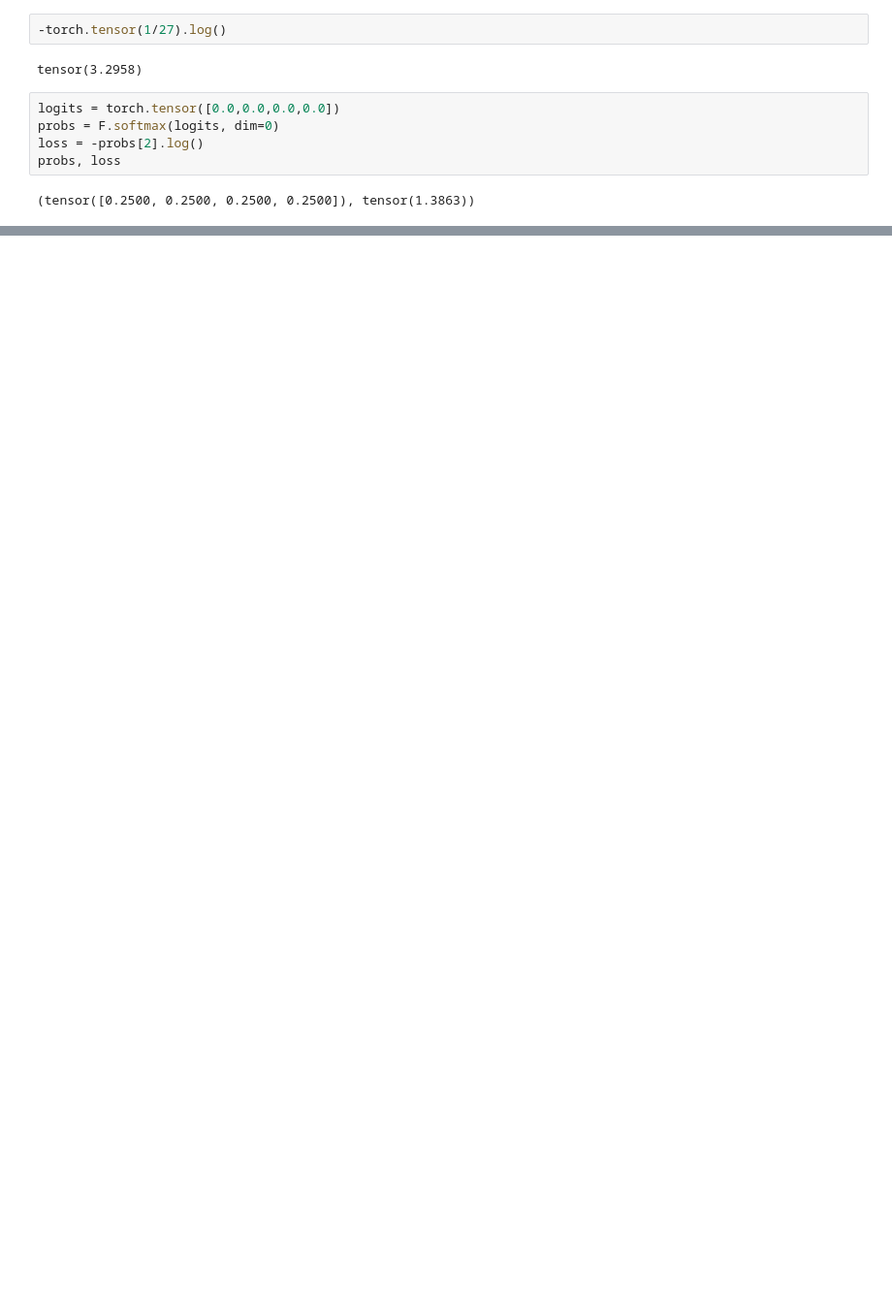
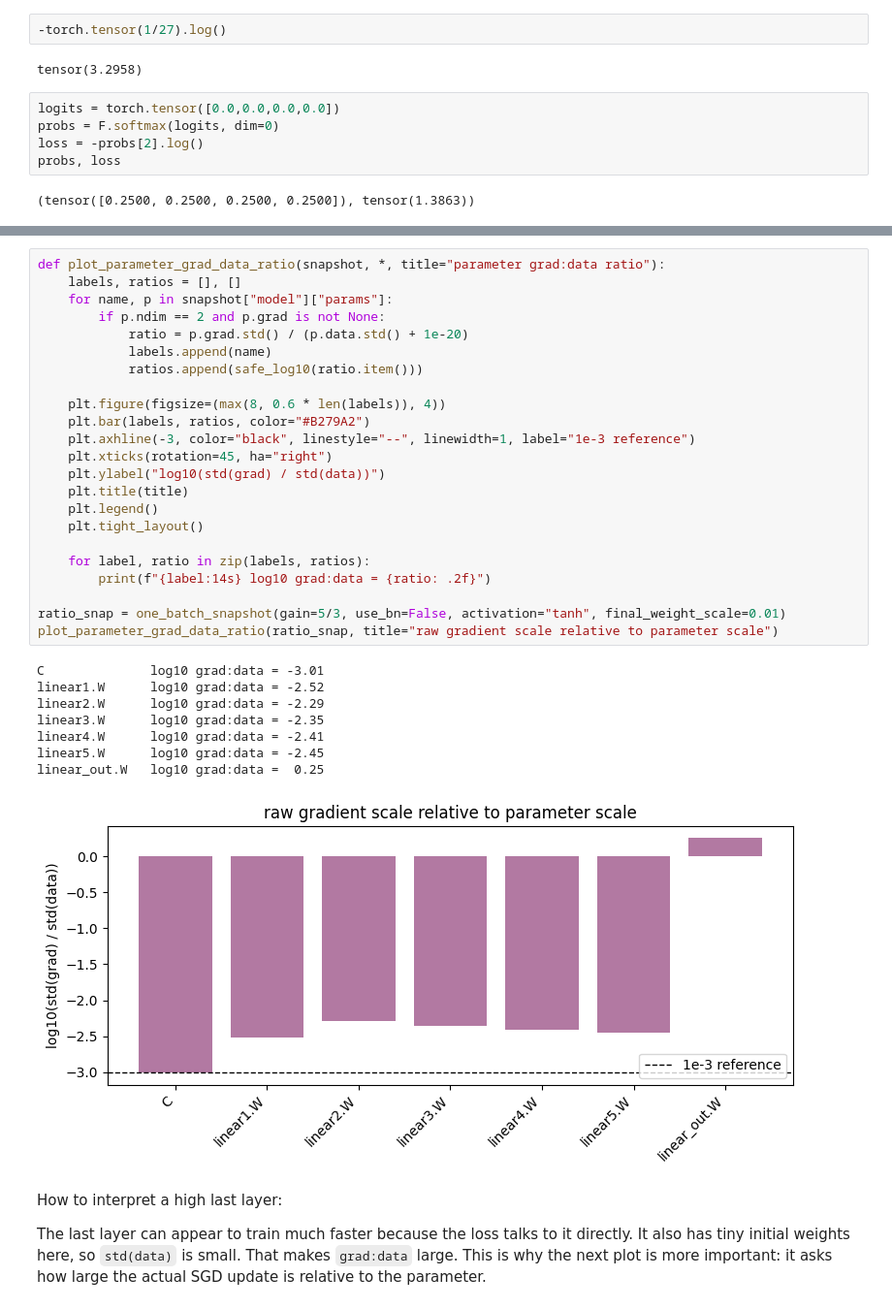
Before and after one commit to vallari24/zero-to-research, a Jupyter notebook: notebooks/04_makemore_activations_gradients_batchnorm.ipynb, the cells around one changed output, grey strips where cells are left out. Shown at 97% size. Cells and saved outputs as stored; diff of their text form; blank space fills up the shorter version.

```diff
--- a/notebooks/04_makemore_activations_gradients_batchnorm.ipynb
+++ b/notebooks/04_makemore_activations_gradients_batchnorm.ipynb
@@ -249,0 +615,36 @@ yuma.
+# %%
+def plot_parameter_grad_data_ratio(snapshot, *, title="parameter grad:data ratio"):
+    labels, ratios = [], []
+    for name, p in snapshot["model"]["params"]:
+        if p.ndim == 2 and p.grad is not None:
+            ratio = p.grad.std() / (p.data.std() + 1e-20)
+            labels.append(name)
+            ratios.append(safe_log10(ratio.item()))
+
+    plt.figure(figsize=(max(8, 0.6 * len(labels)), 4))
+    plt.bar(labels, ratios, color="#B279A2")
+    plt.axhline(-3, color="black", linestyle="--", linewidth=1, label="1e-3 reference")
+    plt.xticks(rotation=45, ha="right")
+    plt.ylabel("log10(std(grad) / std(data))")
+    plt.title(title)
+    plt.legend()
+    plt.tight_layout()
+
+    for label, ratio in zip(labels, ratios):
+        print(f"{label:14s} log10 grad:data = {ratio: .2f}")
+
+ratio_snap = one_batch_snapshot(gain=5/3, use_bn=False, activation="tanh", final_weight_scale=0.01)
+plot_parameter_grad_data_ratio(ratio_snap, title="raw gradient scale relative to parameter scale")
+# %% [output]
+C              log10 grad:data = -3.01
+linear1.W      log10 grad:data = -2.52
+linear2.W      log10 grad:data = -2.29
+linear3.W      log10 grad:data = -2.35
+linear4.W      log10 grad:data = -2.41
+linear5.W      log10 grad:data = -2.45
+linear_out.W   log10 grad:data =  0.25
+[figure, added]
+# %% [markdown]
+How to interpret a high last layer:
+
+The last layer can appear to train much faster because the loss talks to it directly. It also has tiny initial weights here, so `std(data)` is small. That makes `grad:data` large. This is why the next plot is more important: it asks how large the actual SGD update is relative to the parameter.
```
Also changed, not shown: parts of 22 cells of this notebook, 9 other files.
